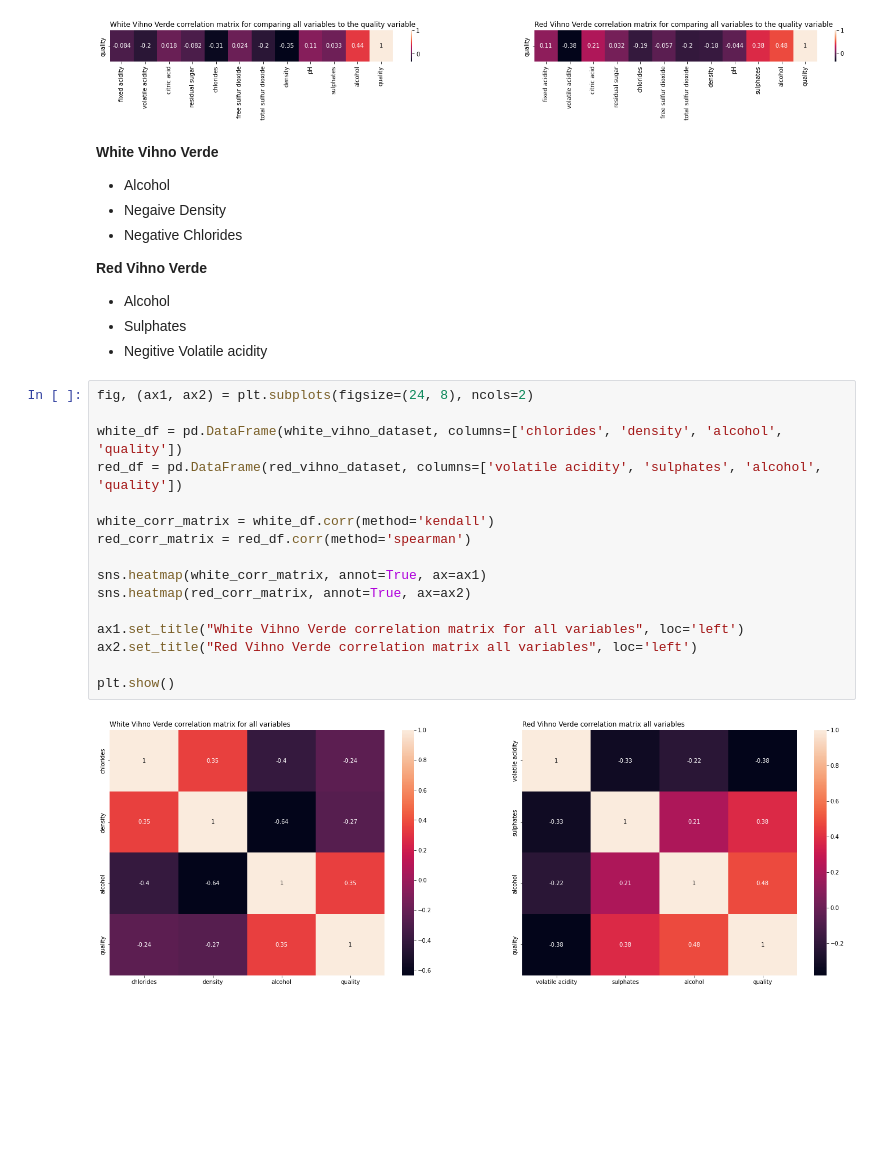
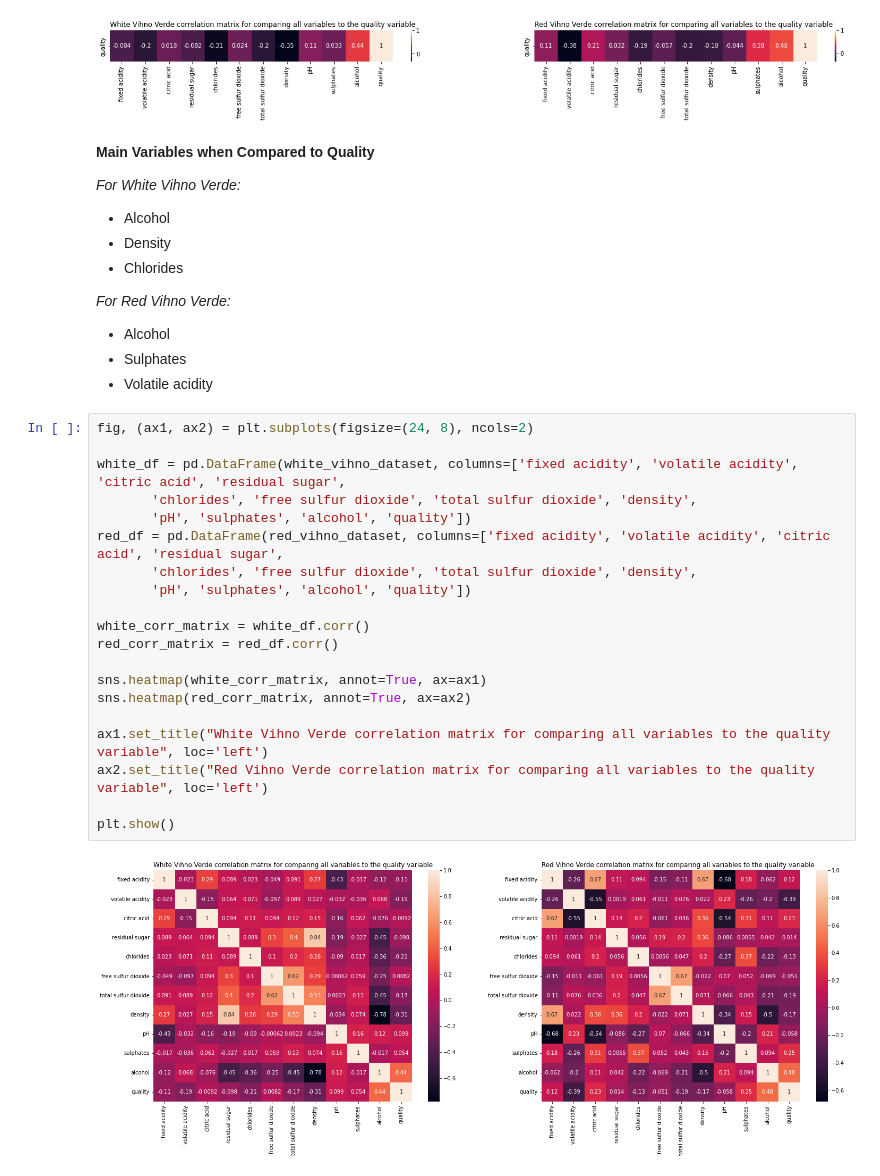
Before and after one commit to c0037654Newcastle/CSC2034-DS-Project, a Jupyter notebook: CSC2034_DS_Project.ipynb, the cells around one changed output. Cells and saved outputs as stored; diff of their text form; blank space fills up the shorter version.

```diff
--- a/CSC2034_DS_Project.ipynb
+++ b/CSC2034_DS_Project.ipynb
@@ -457,30 +457,36 @@ plt.show()
 # %% [output]
 [figure]
 # %% [markdown]
-**White Vihno Verde**
+**Main Variables when Compared to Quality**
+
+*For White Vihno Verde:*
 *   Alcohol
-*   Negaive Density
-*   Negative Chlorides
+*   Density
+*   Chlorides
 
-**Red Vihno Verde**
+*For Red Vihno Verde:*
 *   Alcohol
 *   Sulphates
-*   Negitive Volatile acidity
+*   Volatile acidity
 # %%
 fig, (ax1, ax2) = plt.subplots(figsize=(24, 8), ncols=2)
 
-white_df = pd.DataFrame(white_vihno_dataset, columns=['chlorides', 'density', 'alcohol', 'quality'])
-red_df = pd.DataFrame(red_vihno_dataset, columns=['volatile acidity', 'sulphates', 'alcohol', 'quality'])
+white_df = pd.DataFrame(white_vihno_dataset, columns=['fixed acidity', 'volatile acidity', 'citric acid', 'residual sugar',
+       'chlorides', 'free sulfur dioxide', 'total sulfur dioxide', 'density',
+       'pH', 'sulphates', 'alcohol', 'quality'])
+red_df = pd.DataFrame(red_vihno_dataset, columns=['fixed acidity', 'volatile acidity', 'citric acid', 'residual sugar',
+       'chlorides', 'free sulfur dioxide', 'total sulfur dioxide', 'density',
+       'pH', 'sulphates', 'alcohol', 'quality'])
 
-white_corr_matrix = white_df.corr(method='kendall')
-red_corr_matrix = red_df.corr(method='spearman')
+white_corr_matrix = white_df.corr()
+red_corr_matrix = red_df.corr()
 
 sns.heatmap(white_corr_matrix, annot=True, ax=ax1)
 sns.heatmap(red_corr_matrix, annot=True, ax=ax2)
 
-ax1.set_title("White Vihno Verde correlation matrix for all variables", loc='left')
-ax2.set_title("Red Vihno Verde correlation matrix all variables", loc='left')
+ax1.set_title("White Vihno Verde correlation matrix for comparing all variables to the quality variable", loc='left')
+ax2.set_title("Red Vihno Verde correlation matrix for comparing all variables to the quality variable", loc='left')
 
 plt.show()
 # %% [output]
-[figure, old version]
+[figure, new version]
```
